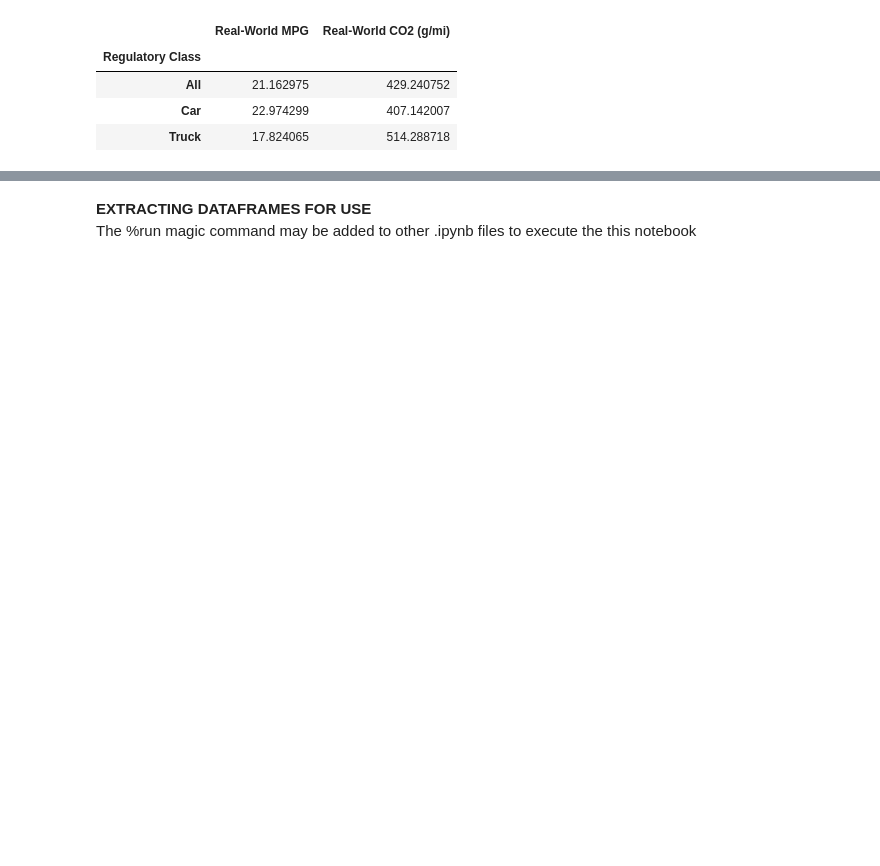
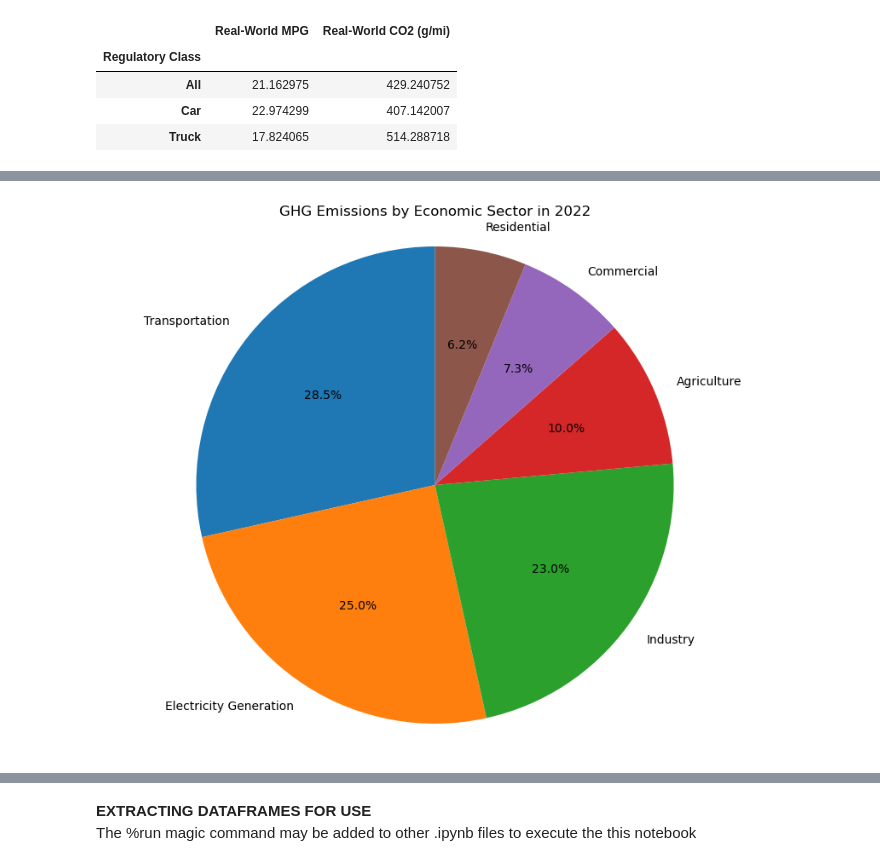
Before and after one commit to jbondAI/AI_Project_2, a Jupyter notebook: vehicle_fuel_emissions_data.ipynb, the cells around one changed output, grey strips where cells are left out. Cells and saved outputs as stored; diff of their text form; code cells hidden in the pictures; blank space fills up the shorter version.

Commit message:
Additional datasets added
Added additional electricity sector, EV sales, stock, emissions and avoided emissions data

```diff
--- a/vehicle_fuel_emissions_data.ipynb
+++ b/vehicle_fuel_emissions_data.ipynb
@@ -169,19 +340,21 @@ display(emissions_by_econ_sector.dtypes)
 # %%
 # Converts data columns to numeric
 columns_to_convert = ['Transportation', 'Electricity Generation', 'Industry', 'Total']
-emissions_by_econ_sector[columns_to_convert] = emissions_by_econ_sector[cols_to_convert].replace(',', '', regex=True).astype(float)
+emissions_by_econ_sector[columns_to_convert] = emissions_by_econ_sector[columns_to_convert].replace(',', '', regex=True).astype(float)
 
 # Sets indes to Year
 emissions_by_econ_sector = emissions_by_econ_sector.set_index('Year')
 
 # Select the 2022 GHG data
 data_2022 = emissions_by_econ_sector.loc['2022']
 sectors = ['Transportation', 'Electricity Generation', 'Industry', 'Agriculture', 'Commercial', 'Residential']
 values = data_2022[sectors]
 
 # Creates pie chart
 plt.figure(figsize=(10, 8))
 plt.pie(values, labels=sectors, autopct='%1.1f%%', startangle=90)
 plt.title('GHG Emissions by Economic Sector in 2022')
 plt.axis('equal')  # Equal aspect ratio ensures that pie is drawn as a circle
 plt.show()
+# %% [output]
+[figure, added]
```
Also changed, not shown: parts of 40 cells of this notebook, 7 other files.
